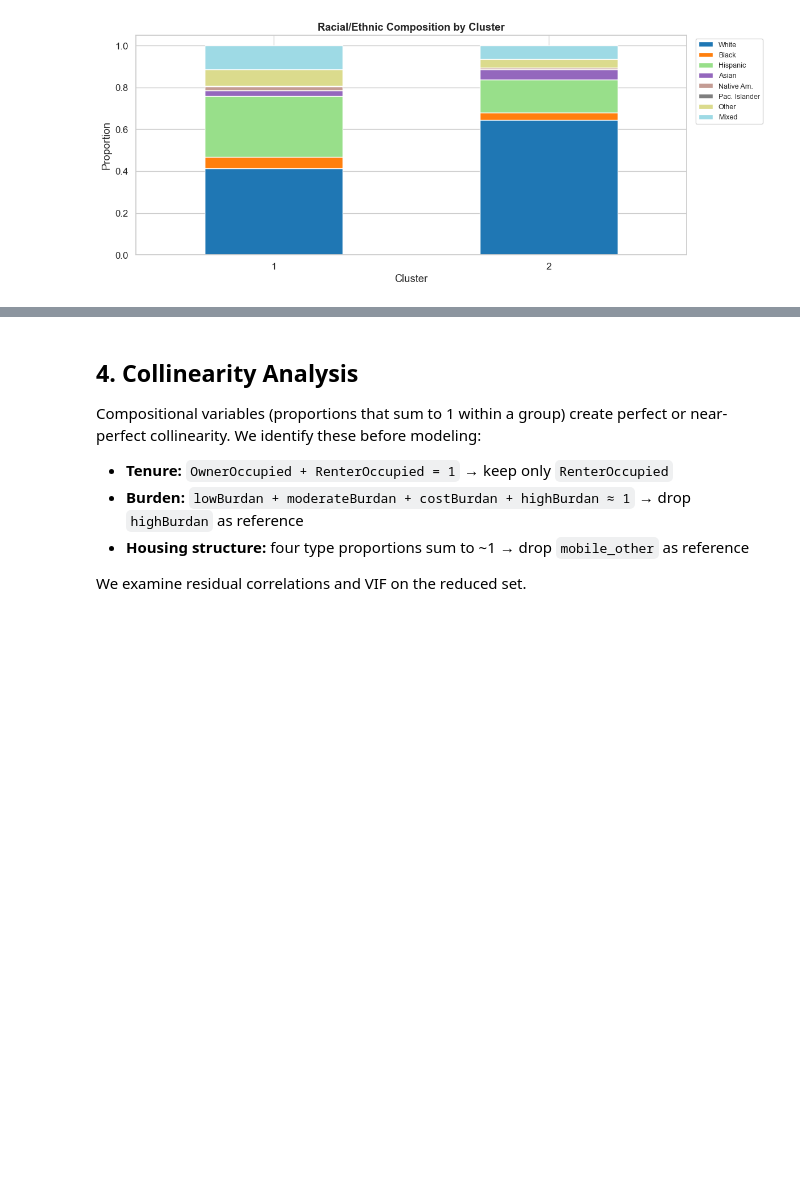
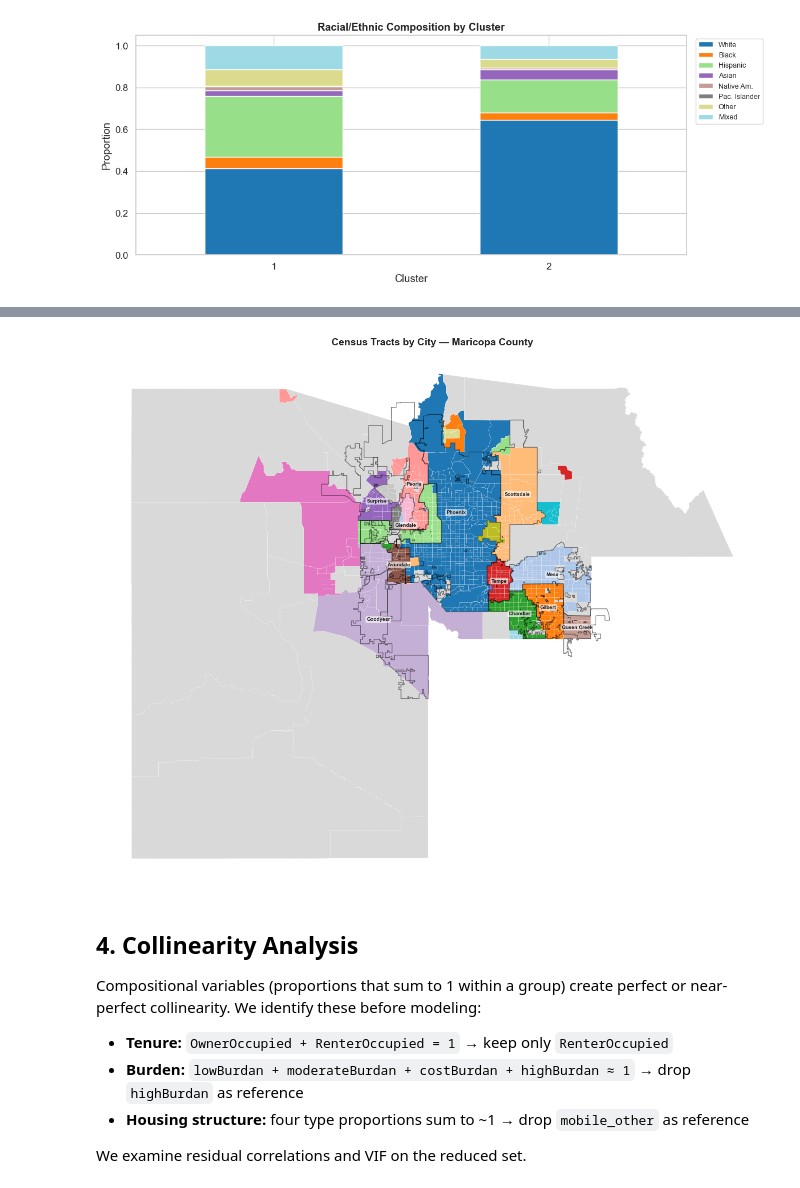
Before and after one commit to victorDeveloper0821/DisplacedVoice, a Jupyter notebook: DataStory.ipynb, the cells around one changed output, grey strips where cells are left out. Saved outputs shown, nothing was run; the diff lists cells and outputs as text; code cells hidden in the pictures; blank space fills up the shorter version.

```diff
--- a/DataStory.ipynb
+++ b/DataStory.ipynb
@@ -317,3 +540,33 @@ plt.show()
+# %%
+# Standalone map: tracts colored by city
+city_list = [c for c in geo_df['city'].value_counts().index if c != 'Unincorporated']
+city_palette = dict(zip(city_list, sns.color_palette('tab20', len(city_list))))
+city_palette['Unincorporated'] = (0.85, 0.85, 0.85)
+
+fig, ax = plt.subplots(figsize=(14, 11))
+ax.set_title('Census Tracts by City — Maricopa County', fontsize=14, fontweight='bold')
+
+for city, color in city_palette.items():
+    subset = geo_df[geo_df['city'] == city]
+    if len(subset):
+        subset.plot(ax=ax, color=color, linewidth=0.15, edgecolor='white')
+
+# City boundary outlines
+city_outlines.boundary.plot(ax=ax, color='black', linewidth=1.0, alpha=0.5)
+
+# Labels for top cities only
+for _, row in city_dissolved.iterrows():
+    ax.annotate(
+        row['city'], xy=(row['cx'], row['cy']),
+        fontsize=7, ha='center', va='center', fontweight='bold',
+        bbox=dict(boxstyle='round,pad=0.2', fc='white', alpha=0.6, ec='none'),
+    )
+
+ax.axis('off')
+plt.tight_layout()
+plt.show()
+# %% [output]
+[figure, added]
 # %% [markdown]
 ## 4. Collinearity Analysis
 
```
Also changed, not shown: parts of 9 cells of this notebook, 2 other files.
